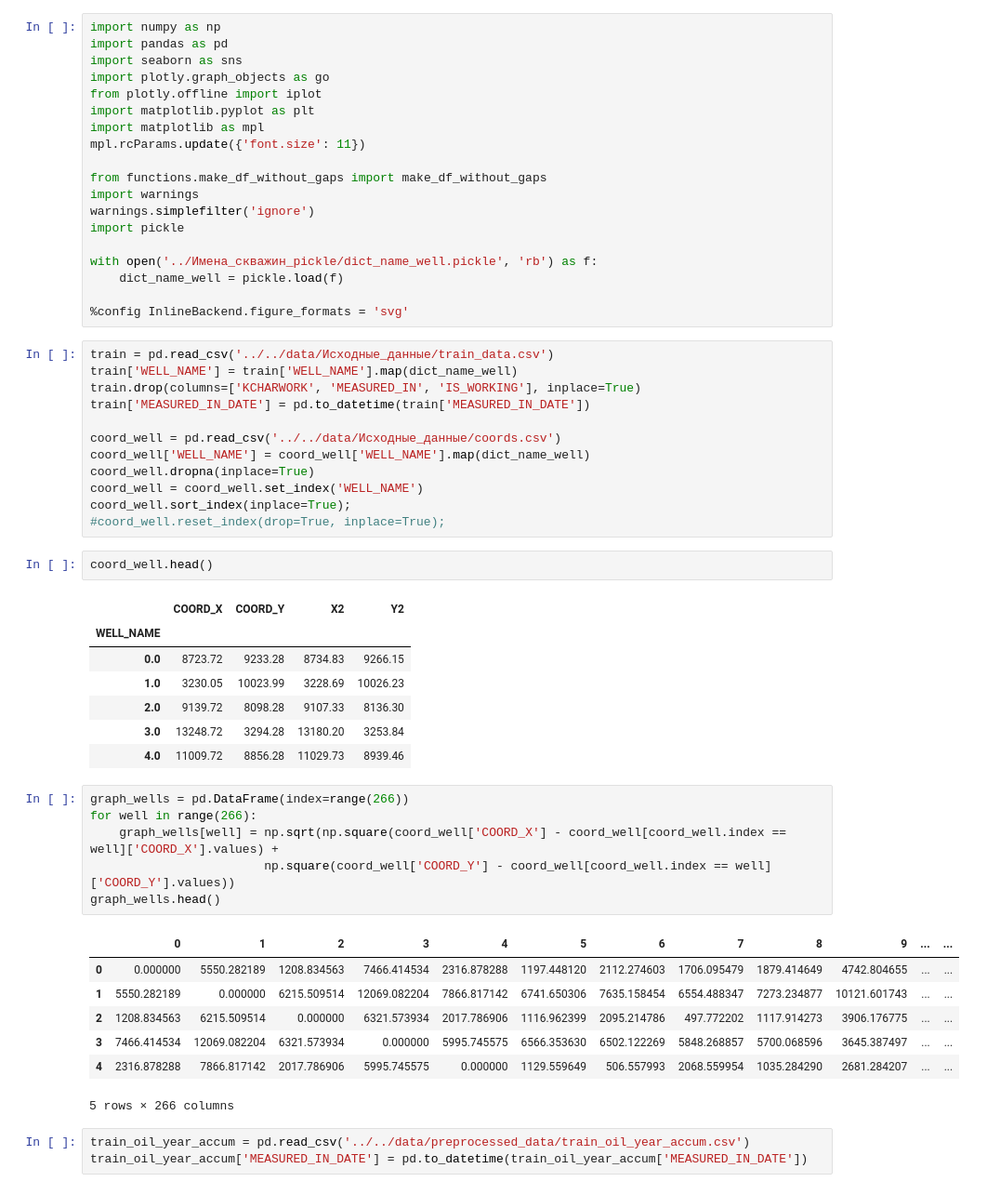
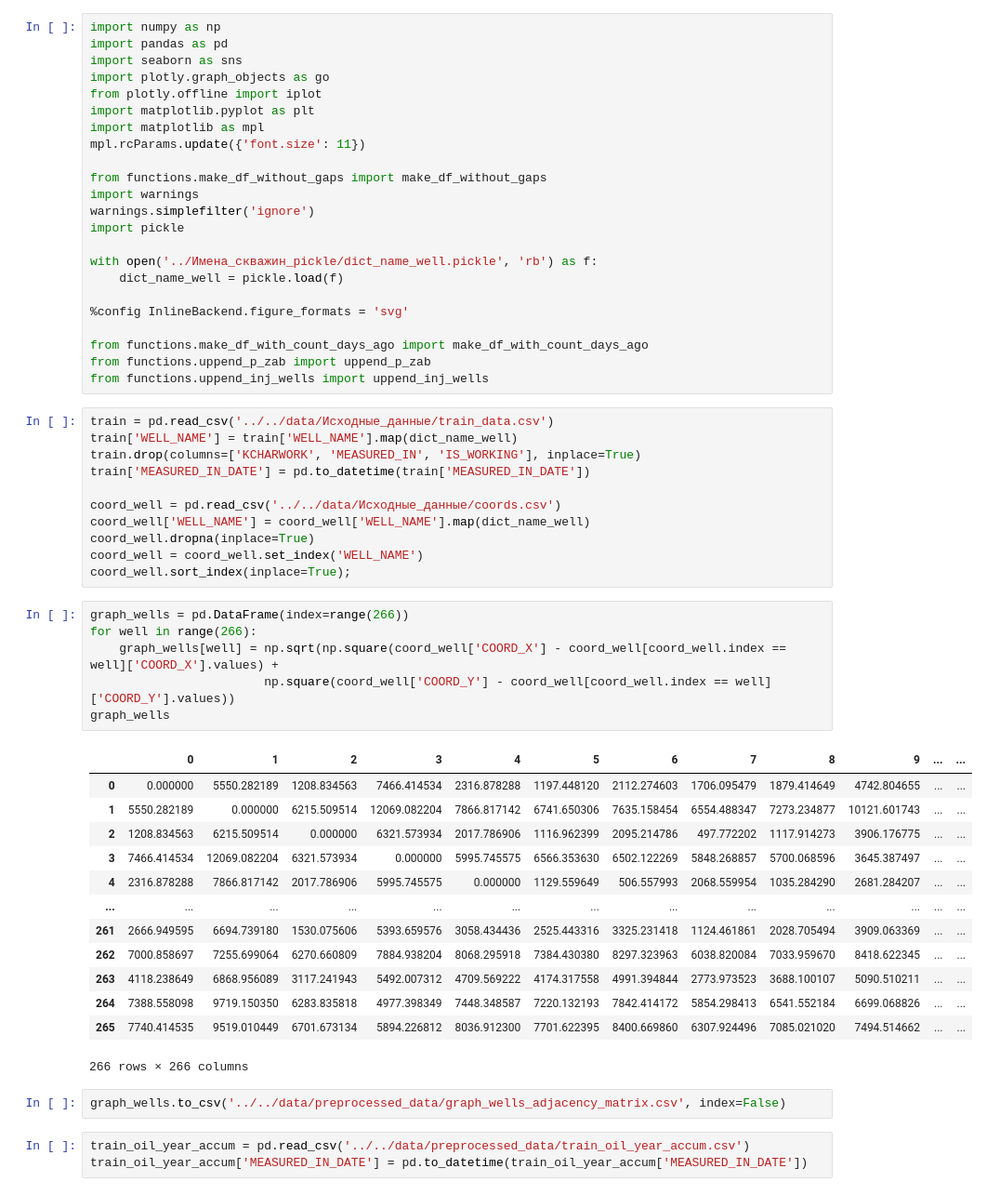
Before and after one commit to AleksanderTalmenev/oil_production_forecasting, a Jupyter notebook: project/prepare_dataframe/DataFrame.ipynb, the cells around one changed output. Shown at 93% size. Saved outputs shown, nothing was run; the diff lists cells and outputs as text.

```diff
--- a/project/prepare_dataframe/DataFrame.ipynb
+++ b/project/prepare_dataframe/DataFrame.ipynb
@@ -17,6 +17,10 @@ with open('../Имена_скважин_pickle/dict_name_well.pickle', 'rb') as
     dict_name_well = pickle.load(f)
 
 %config InlineBackend.figure_formats = 'svg'
+
+from functions.make_df_with_count_days_ago import make_df_with_count_days_ago
+from functions.uppend_p_zab import uppend_p_zab
+from functions.uppend_inj_wells import uppend_inj_wells
 # %%
 train = pd.read_csv('../../data/Исходные_данные/train_data.csv')
 train['WELL_NAME'] = train['WELL_NAME'].map(dict_name_well)
@@ -28,31 +32,28 @@ coord_well['WELL_NAME'] = coord_well['WELL_NAME'].map(dict_name_well)
 coord_well.dropna(inplace=True)
 coord_well = coord_well.set_index('WELL_NAME')
 coord_well.sort_index(inplace=True);
-#coord_well.reset_index(drop=True, inplace=True);
-# %%
-coord_well.head()
-# %% [output]
-|  | COORD_X | COORD_Y | X2 | Y2 |
-| WELL_NAME |  |  |  |  |
-| 0.0 | 8723.72 | 9233.28 | 8734.83 | 9266.15 |
-| 1.0 | 3230.05 | 10023.99 | 3228.69 | 10026.23 |
-| 2.0 | 9139.72 | 8098.28 | 9107.33 | 8136.30 |
-| 3.0 | 13248.72 | 3294.28 | 13180.20 | 3253.84 |
-| 4.0 | 11009.72 | 8856.28 | 11029.73 | 8939.46 |
 # %%
 graph_wells = pd.DataFrame(index=range(266))
 for well in range(266):
     graph_wells[well] = np.sqrt(np.square(coord_well['COORD_X'] - coord_well[coord_well.index == well]['COORD_X'].values) +
                         np.square(coord_well['COORD_Y'] - coord_well[coord_well.index == well]['COORD_Y'].values))
-graph_wells.head()
+graph_wells
 # %% [output]
 |  | 0 | 1 | 2 | 3 | 4 | 5 | 6 | 7 | 8 | 9 | ... | ... |
 | 0 | 0.000000 | 5550.282189 | 1208.834563 | 7466.414534 | 2316.878288 | 1197.448120 | 2112.274603 | 1706.095479 | 1879.414649 | 4742.804655 | ... | ... |
 | 1 | 5550.282189 | 0.000000 | 6215.509514 | 12069.082204 | 7866.817142 | 6741.650306 | 7635.158454 | 6554.488347 | 7273.234877 | 10121.601743 | ... | ... |
 | 2 | 1208.834563 | 6215.509514 | 0.000000 | 6321.573934 | 2017.786906 | 1116.962399 | 2095.214786 | 497.772202 | 1117.914273 | 3906.176775 | ... | ... |
 | 3 | 7466.414534 | 12069.082204 | 6321.573934 | 0.000000 | 5995.745575 | 6566.353630 | 6502.122269 | 5848.268857 | 5700.068596 | 3645.387497 | ... | ... |
 | 4 | 2316.878288 | 7866.817142 | 2017.786906 | 5995.745575 | 0.000000 | 1129.559649 | 506.557993 | 2068.559954 | 1035.284290 | 2681.284207 | ... | ... |
+| ... | ... | ... | ... | ... | ... | ... | ... | ... | ... | ... | ... | ... |
+| 261 | 2666.949595 | 6694.739180 | 1530.075606 | 5393.659576 | 3058.434436 | 2525.443316 | 3325.231418 | 1124.461861 | 2028.705494 | 3909.063369 | ... | ... |
+| 262 | 7000.858697 | 7255.699064 | 6270.660809 | 7884.938204 | 8068.295918 | 7384.430380 | 8297.323963 | 6038.820084 | 7033.959670 | 8418.622345 | ... | ... |
+| 263 | 4118.238649 | 6868.956089 | 3117.241943 | 5492.007312 | 4709.569222 | 4174.317558 | 4991.394844 | 2773.973523 | 3688.100107 | 5090.510211 | ... | ... |
+| 264 | 7388.558098 | 9719.150350 | 6283.835818 | 4977.398349 | 7448.348587 | 7220.132193 | 7842.414172 | 5854.298413 | 6541.552184 | 6699.068826 | ... | ... |
+| 265 | 7740.414535 | 9519.010449 | 6701.673134 | 5894.226812 | 8036.912300 | 7701.622395 | 8400.669860 | 6307.924496 | 7085.021020 | 7494.514662 | ... | ... |
-5 rows × 266 columns
+266 rows × 266 columns
+# %%
+graph_wells.to_csv('../../data/preprocessed_data/graph_wells_adjacency_matrix.csv', index=False)
 # %%
 train_oil_year_accum = pd.read_csv('../../data/preprocessed_data/train_oil_year_accum.csv')
 train_oil_year_accum['MEASURED_IN_DATE'] = pd.to_datetime(train_oil_year_accum['MEASURED_IN_DATE'])
```
Also changed, not shown: parts of 21 cells of this notebook, 36 other files.
